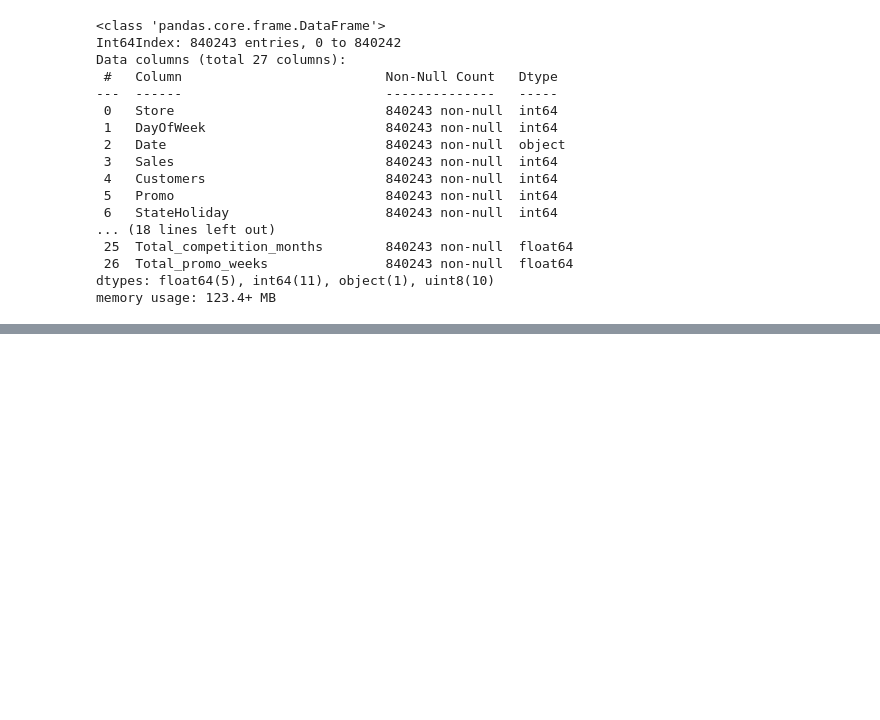
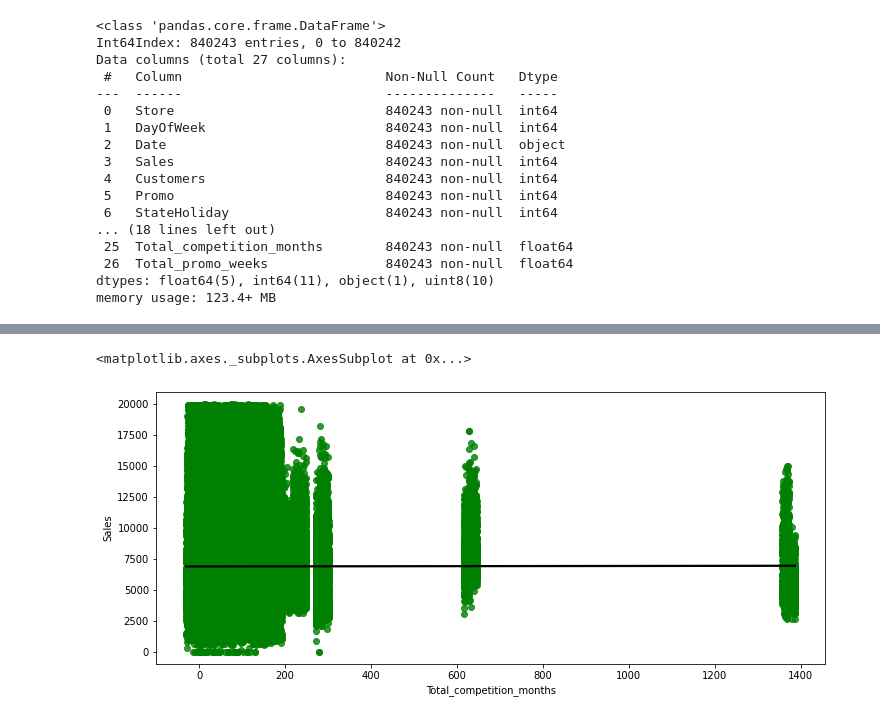
Before and after one commit to satyam-jyoti-sankar/Rossmann-Sales-Prediction-, a Jupyter notebook: Rossmann_Sales_Prediction_Capstone_Project.ipynb, the cells around one changed output, grey strips where cells are left out. Saved outputs shown, nothing was run; the diff lists cells and outputs as text; code cells hidden in the pictures; blank space fills up the shorter version.

```diff
--- a/Rossmann_Sales_Prediction_Capstone_Project.ipynb
+++ b/Rossmann_Sales_Prediction_Capstone_Project.ipynb
@@ -583,0 +592,5 @@ memory usage: 123.4+ MB
+# %%
+sns.regplot(x=Final_df['Total_competition_months'], y = Final_df['Sales'],scatter_kws={"color": "green"}, line_kws={"color": "black"})
+# %% [output]
+<matplotlib.axes._subplots.AxesSubplot at 0x...>
+[figure, added]
```
Also changed, not shown: parts of 16 cells of this notebook.
